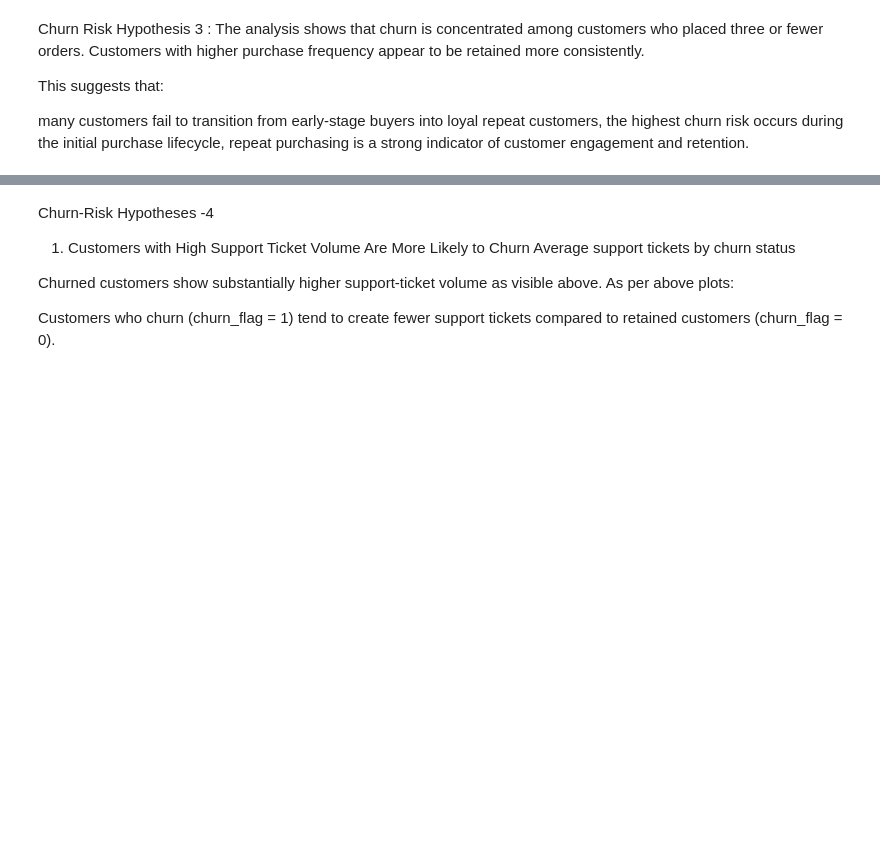
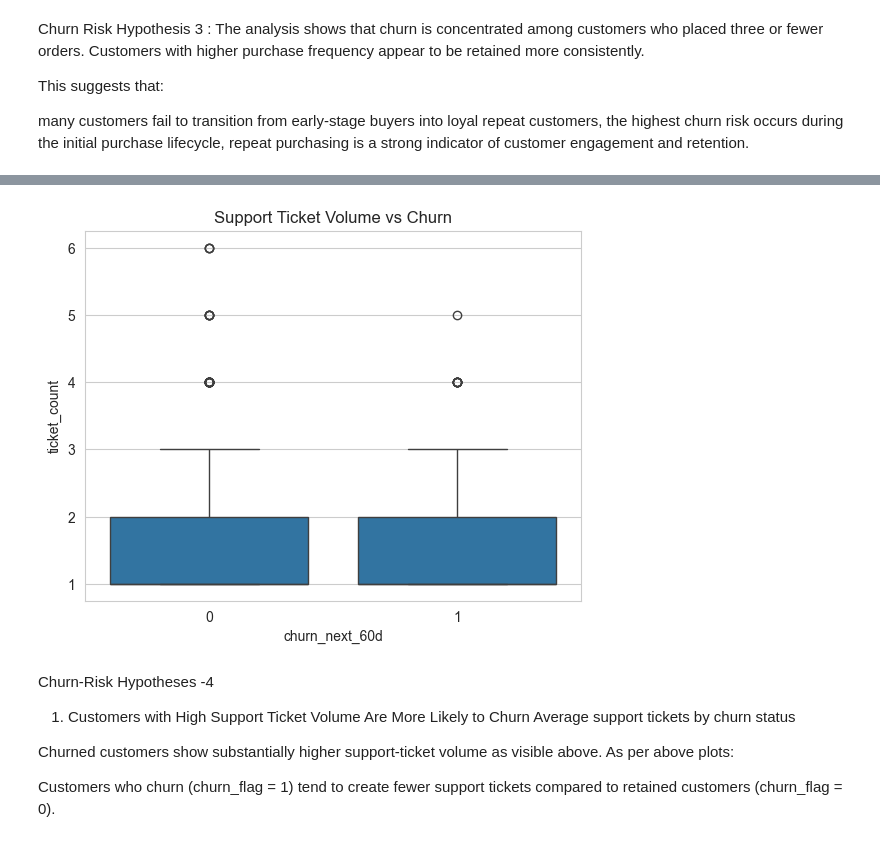
Before and after one commit to ppandey1234/d2c-churn-eda, a Jupyter notebook: eda_audit.ipynb, the cells around one changed output, grey strips where cells are left out. Cells and saved outputs as stored; diff of their text form; code cells hidden in the pictures; blank space fills up the shorter version.

```diff
--- a/eda_audit.ipynb
+++ b/eda_audit.ipynb
@@ -679,39 +535,39 @@ plt.show()
 # %%
-support_tickets = globals().get("support_tickets")
-
 if support_tickets is None:
     support_tickets = globals().get("tickets")
 
 if support_tickets is None:
     datasets_obj = globals().get("datasets")
     if isinstance(datasets_obj, dict):
         support_tickets = datasets_obj.get("support_tickets")
 
 if support_tickets is None:
     raise NameError(
         "No support_tickets dataset found. Expected 'support_tickets', 'tickets', or datasets['support_tickets']."
     )
 
 ticket_counts = (
     support_tickets.groupby("customer_id")
     .size()
     .reset_index(name="ticket_count")
 )
 
 ticket_counts = ticket_counts.merge(
-    churn_labels[["customer_id", "churn_flag"]],
+    labels[["customer_id", "churn_next_60d"]],
     on="customer_id",
     how="left"
 )
 
 sns.boxplot(
     data=ticket_counts,
-    x="churn_flag",
+    x="churn_next_60d",
     y="ticket_count"
 )
 
 plt.title("Support Ticket Volume vs Churn")
 plt.show()
+# %% [output]
+[figure, added]
 # %% [markdown]
 Churn-Risk Hypotheses -4
 1. Customers with High Support Ticket Volume Are More Likely to Churn
```
Also changed, not shown: parts of 26 cells of this notebook.
